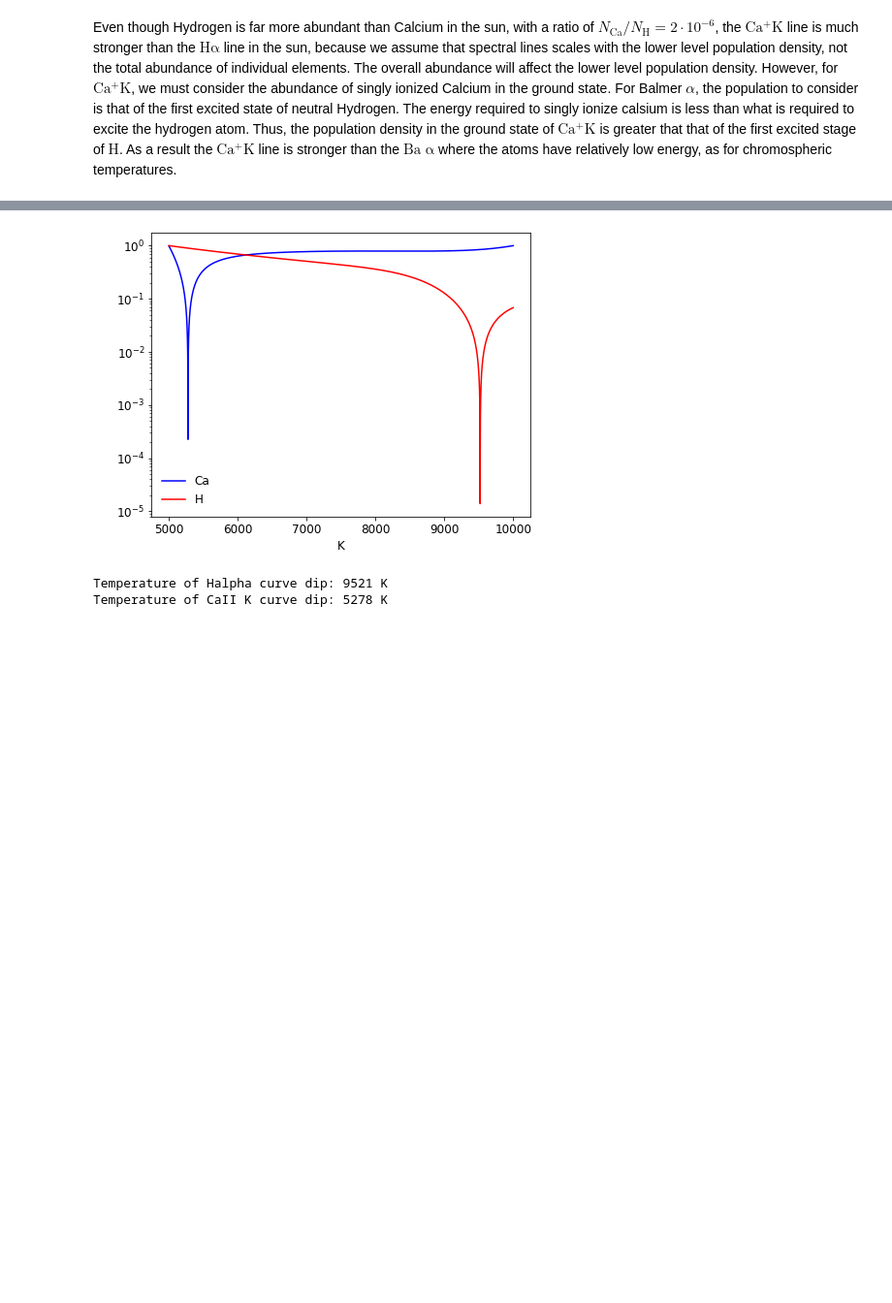
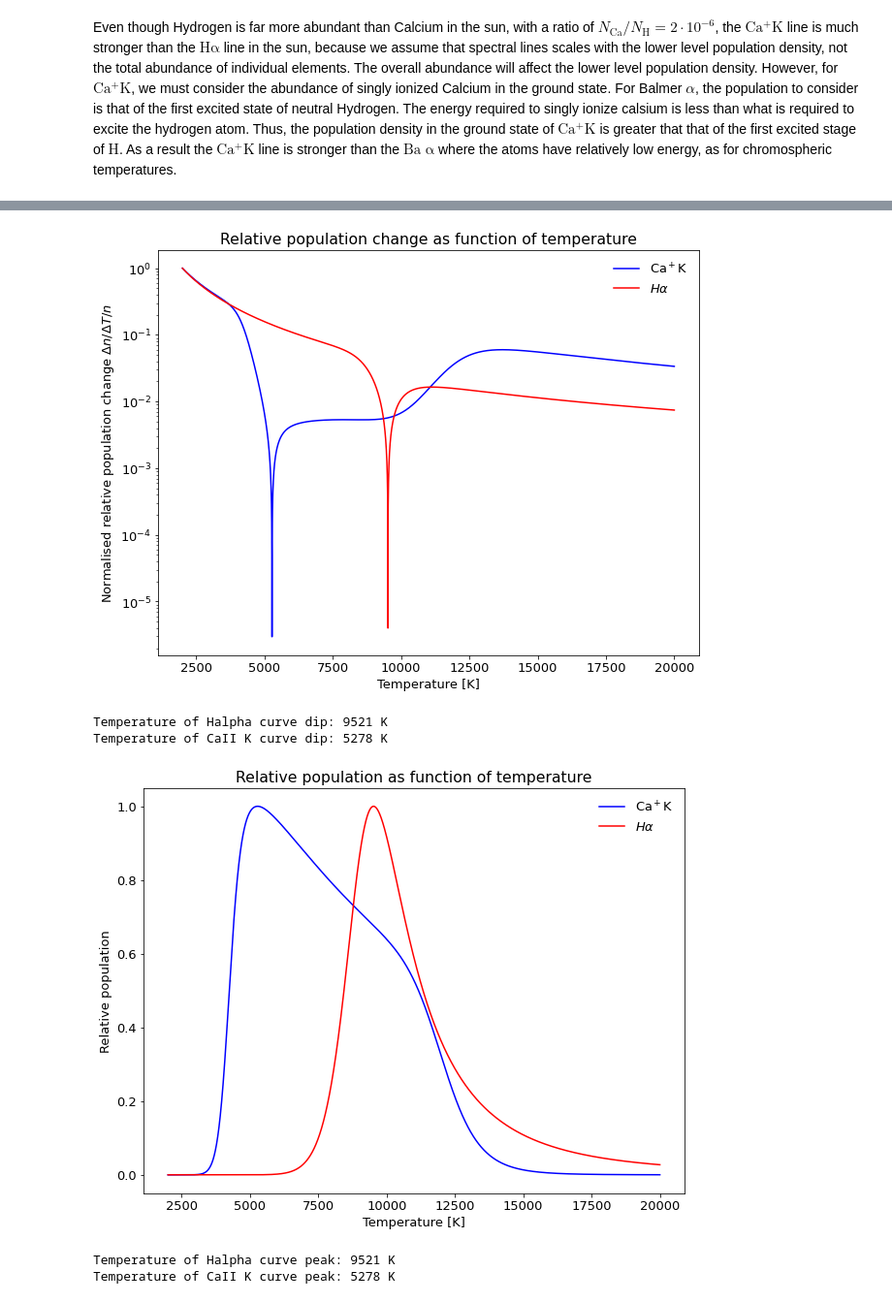
Before and after one commit to Vikenes/AST4310_project1, a Jupyter notebook: p1_assignment.ipynb, the cells around one changed output, grey strips where cells are left out. Shown at 97% size. Saved outputs shown, nothing was run; the diff lists cells and outputs as text; code cells hidden in the pictures; blank space fills up the shorter version.

```diff
--- a/p1_assignment.ipynb
+++ b/p1_assignment.ipynb
@@ -24,8 +24,9 @@ c = constants.c.value
 e = constants.e.value
 
 plt.rc('legend', frameon=False)
-plt.rc('figure', figsize=(7, 7/1.3))
-plt.rc('font', size=12)
+# plt.rc('figure', figsize=(7, 7/1.3))
+plt.rc('figure', figsize=(10, 10/1.3))
+plt.rc('font', size=13)
 # %% [markdown]
 ### Exercise 1
 
@@ -437,32 +447,52 @@ plt.show()
 # %%
-T_sensitivity = np.linspace(5e3, 10e3, int(1e4)) * units.K
-
+#   Relative population change
+T_sensitivity = np.linspace(2e3, 20e3, int(1e4)) * units.K
 def rel_pop_change(t,p, type=None):
     if type=="Ca":
         pop = Ca.compute_populations(t, p)[1,0,:]
         pop_p1 = Ca.compute_populations(t + 1*units.K, p)[1,0,:]
     elif type=="H":
         pop = H.compute_populations(t, p)[0,1,:]
         pop_p1 = H.compute_populations(t + 1*units.K, p)[0,1,:]
     else:
         return None
 
     rel_pop_change = np.abs(pop_p1 - pop) / pop
     return rel_pop_change / np.max(rel_pop_change)
 
 CaII_rel_pop_change = rel_pop_change(T_sensitivity, Pe_chrom, type="Ca")
 Ha_rel_pop_change = rel_pop_change(T_sensitivity, Pe_chrom, type="H")
-
-
-plt.plot(T_sensitivity, CaII_rel_pop_change, color='blue', label='Ca')
-plt.plot(T_sensitivity, Ha_rel_pop_change, color='red', label='H')
+plt.title("Relative population change as function of temperature")
+plt.xlabel("Temperature [K]")
+plt.ylabel(r"Normalised relative population change $ \Delta n/\Delta T/n$")
+plt.plot(T_sensitivity, CaII_rel_pop_change, color='blue', label=r'$\mathrm{Ca^+ K}$')
+plt.plot(T_sensitivity, Ha_rel_pop_change, color='red', label=r'$H \alpha$')
 plt.yscale('log')
 plt.legend()
 plt.show()
 
 print(f"Temperature of Halpha curve dip: {T_sensitivity[np.argmin(Ha_rel_pop_change)]:.0f}")
 print(f"Temperature of CaII K curve dip: {T_sensitivity[np.argmin(CaII_rel_pop_change)]:.0f}")
+
+
+#   Relative population
+T_pops = np.linspace(2e3, 20e3, int(1e4)) * units.K
+Halpha_pop_2 = H.compute_populations(T_pops, Pe_chrom)[0,1,:]
+Ca_II_pop_2 = Ca.compute_populations(T_pops, Pe_chrom)[1,0,:]
+plt.title("Relative population as function of temperature")
+plt.xlabel("Temperature [K]")
+plt.ylabel(r"Relative population")
+plt.plot(T_pops, Ca_II_pop_2 / Ca_II_pop_2.max(), color='blue', label=r'$\mathrm{Ca^+ K}$')
+plt.plot(T_pops, Halpha_pop_2 / Halpha_pop_2.max(), color='red', label=r'$H \alpha$')
+plt.legend()
+plt.show()
+
+print(f"Temperature of Halpha curve peak: {T_pops[np.argmax(Halpha_pop_2)]:.0f}")
+print(f"Temperature of CaII K curve peak: {T_pops[np.argmax(Ca_II_pop_2)]:.0f}")
 # %% [output]
-[figure, old version]
+[figure, new version]
 Temperature of Halpha curve dip: 9521 K
 Temperature of CaII K curve dip: 5278 K
+[figure, added]
+Temperature of Halpha curve peak: 9521 K
+Temperature of CaII K curve peak: 5278 K
```
Also changed, not shown: parts of 12 cells of this notebook.
